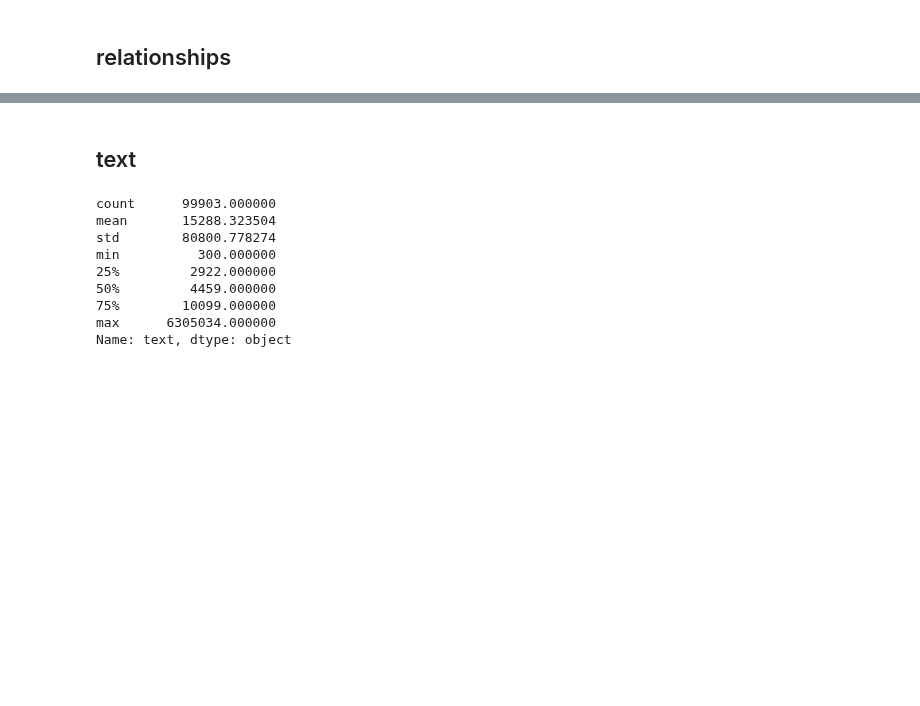
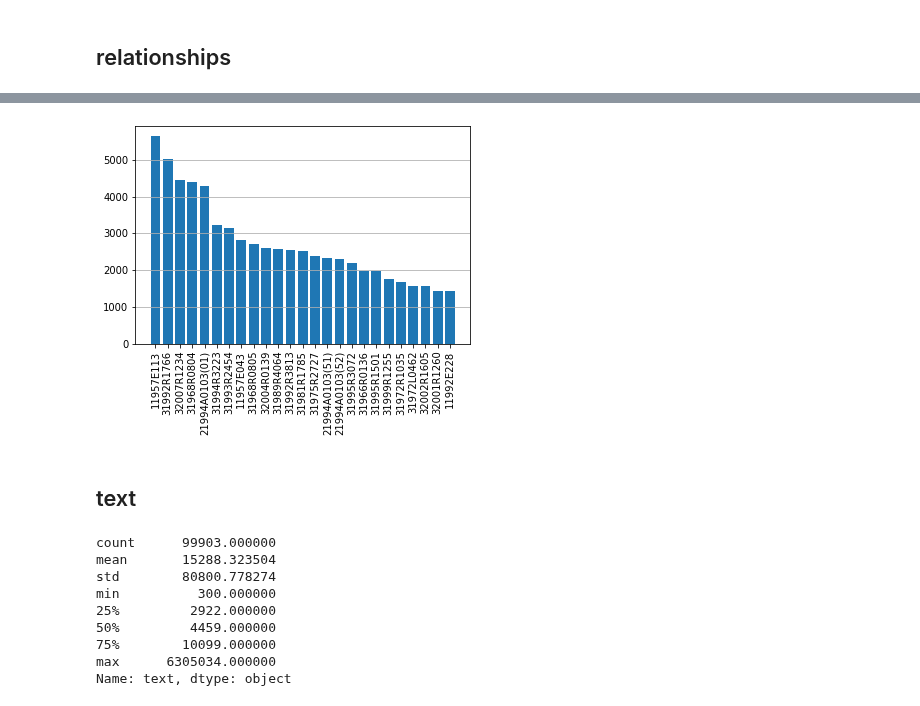
Before and after one commit to dmfrodrigues/feup-pri-proj, a Jupyter notebook: exploration/Data Exploration.ipynb, the cells around one changed output, grey strips where cells are left out. Cells and saved outputs as stored; diff of their text form; code cells hidden in the pictures; blank space fills up the shorter version.

Commit message:
Adding relationship stats

```diff
--- a/exploration/Data Exploration.ipynb
+++ b/exploration/Data Exploration.ipynb
@@ -389,0 +390,13 @@ plt.show()
+# %%
+# Group in a single list all relationships
+relationships = []
+
+for element in data['relationships']:
+    if (type(element) == float):
+        continue
+    else:
+        for sub_element in element.split(";"): # relationships are separated by ";"
+            relationships.append(sub_element)
+
+print("Total relationships: {}".format(len(relationships)))
+print("Relationships per document: {}".format(len(relationships)/len(data)))
@@ -389,0 +406,7 @@ plt.show()
+# %%
+# Get unique keywords and respective frequency
+unique_relationships, relationships_count = np.unique(relationships,return_counts=True)
+relationships_count_sort_ind = np.argsort(-relationships_count)
+
+print("Unique relationships: {}".format(len(unique_relationships)))
+print("Most frequently used relationships: {} | {} times".format(unique_relationships[relationships_count_sort_ind][0], relationships_count[relationships_count_sort_ind][0]))
@@ -389,0 +416,3 @@ plt.show()
+# %%
+sub_unique_relationships = unique_relationships[relationships_count_sort_ind][0:25]
+sub_relationships_count = relationships_count[relationships_count_sort_ind][0:25]
@@ -390,3 +440,11 @@ plt.show()
+# %%
+ticks_ = range(len(sub_relationships_count))
+plt.bar(ticks_, sub_relationships_count, align='center')
+plt.xticks(ticks, sub_unique_relationships, rotation='vertical')
+plt.grid(axis='y')
+plt.show()
+# %% [output]
+[figure, added]
 # %% [markdown]
 ## text
 # %%
```
Also changed, not shown: parts of 7 cells of this notebook.
